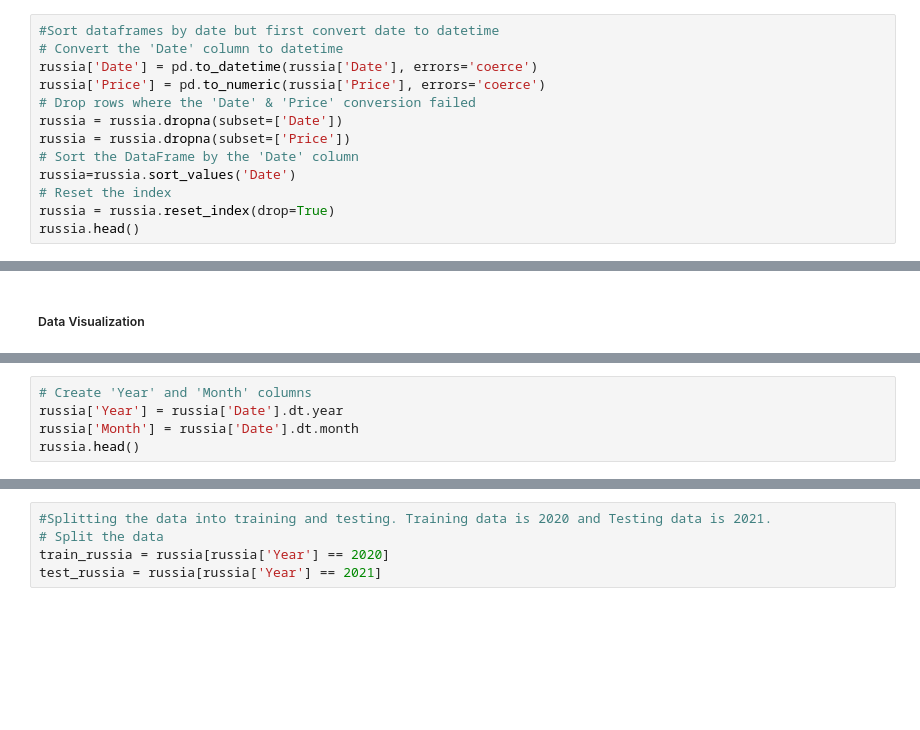
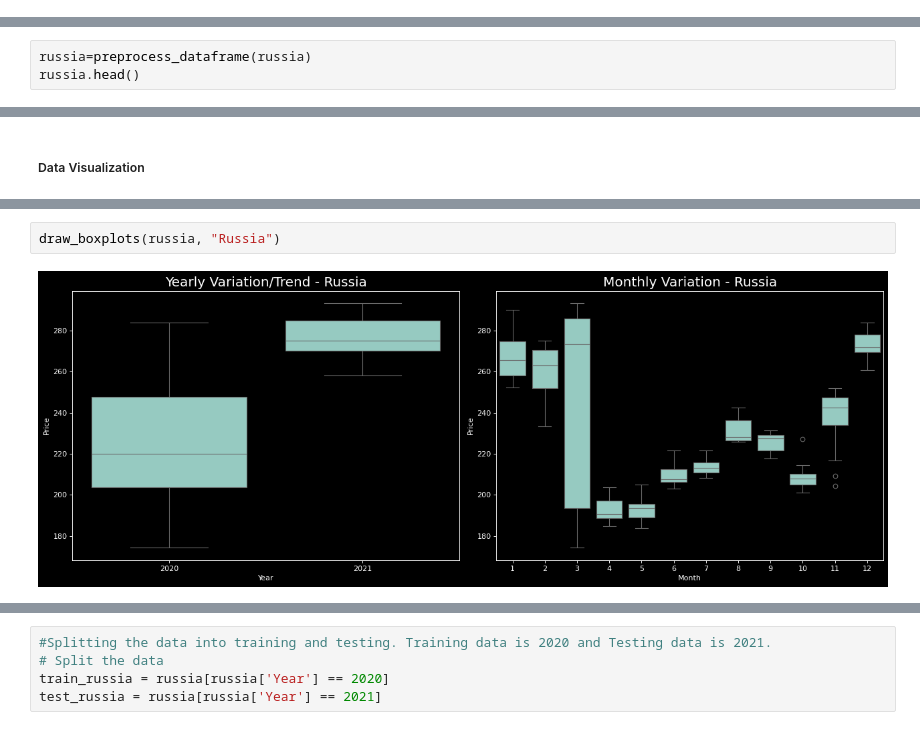
Before and after one commit to michelejl/cgmUjwl9pJkIW6Pa, a Jupyter notebook: ValueInvestor.ipynb, the cells around one changed output, grey strips where cells are left out. Cells and saved outputs as stored; diff of their text form; blank space fills up the shorter version.

```diff
--- a/ValueInvestor.ipynb
+++ b/ValueInvestor.ipynb
@@ -175,16 +179,3 @@ skorea.shape
 (342, 7)
 # %% [markdown]
 ##### Data Exploration
-# %%
-#Sort dataframes by date but first convert date to datetime
-# Convert the 'Date' column to datetime
-russia['Date'] = pd.to_datetime(russia['Date'], errors='coerce')
-russia['Price'] = pd.to_numeric(russia['Price'], errors='coerce')
-# Drop rows where the 'Date' & 'Price' conversion failed
-russia = russia.dropna(subset=['Date'])
-russia = russia.dropna(subset=['Price'])
-# Sort the DataFrame by the 'Date' column
-russia=russia.sort_values('Date')
-# Reset the index
-russia = russia.reset_index(drop=True)
-russia.head()
@@ -309,0 +182,3 @@ skorea.head()
+# %%
+russia=preprocess_dataframe(russia)
+russia.head()
@@ -464,5 +264,0 @@ plt.show()
-# %%
-# Create 'Year' and 'Month' columns
-russia['Year'] = russia['Date'].dt.year
-russia['Month'] = russia['Date'].dt.month
-russia.head()
@@ -599,0 +297,4 @@ plt.show()
+# %%
+draw_boxplots(russia, "Russia")
+# %% [output]
+[figure, added]
```
Also changed, not shown: parts of 117 cells of this notebook, 1 other file.
